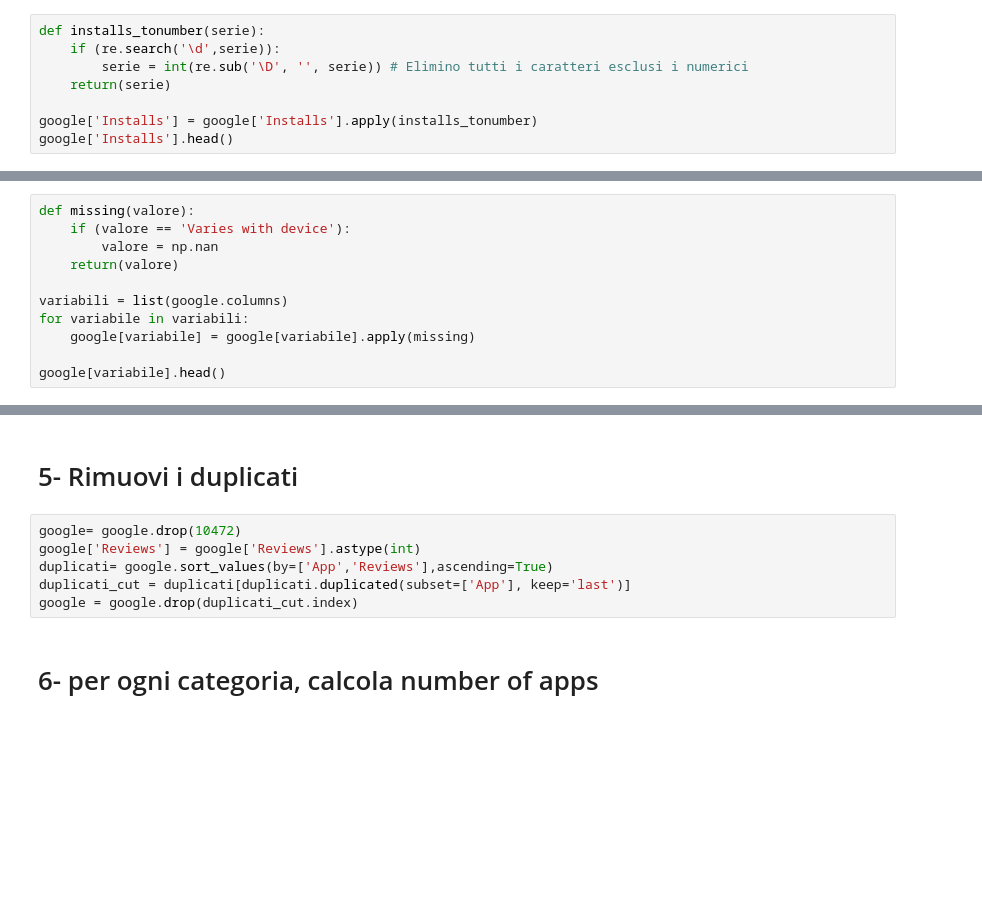
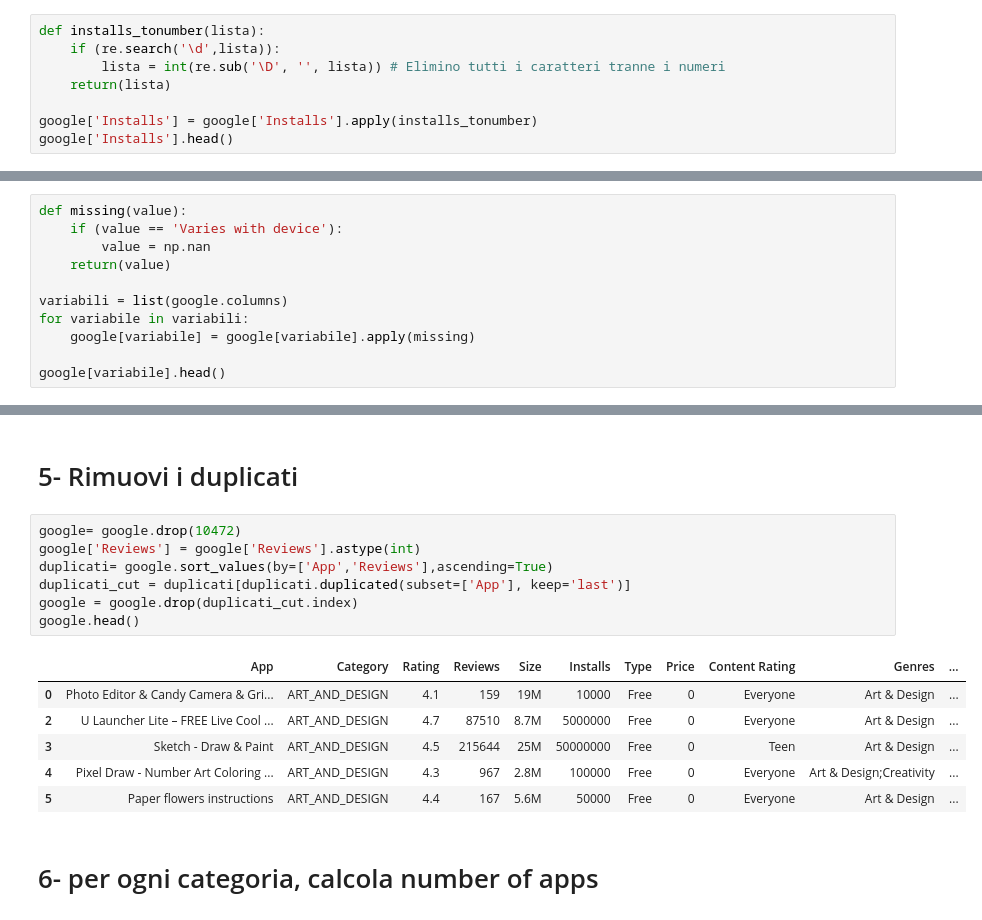
Before and after one commit to Eliabicocca/Foundations-of-Computer-Science, a Jupyter notebook: Bettani_Elia_776536.ipynb, the cells around one changed output, grey strips where cells are left out. Saved outputs shown, nothing was run; the diff lists cells and outputs as text; blank space fills up the shorter version.

```diff
--- a/Bettani_Elia_776536.ipynb
+++ b/Bettani_Elia_776536.ipynb
@@ -74,10 +71,10 @@ dtype: int64
 |  | App | Category | Rating | Reviews | Size | Installs | Type | Price | Content Rating | Genres | ... |
 | 10472 | Life Made WI-Fi Touchscreen Photo... | 1.9 | 19.0 | 3.0M | 1,000+ | Free | 0 | Everyone | NaN | February 11, 2018 | ... |
 # %%
-def installs_tonumber(serie):
-    if (re.search('\d',serie)):
-        serie = int(re.sub('\D', '', serie)) # Elimino tutti i caratteri esclusi i numerici
-    return(serie)
+def installs_tonumber(lista):
+    if (re.search('\d',lista)):
+        lista = int(re.sub('\D', '', lista)) # Elimino tutti i caratteri tranne i numeri
+    return(lista)
 
 google['Installs'] = google['Installs'].apply(installs_tonumber)
 google['Installs'].head()
@@ -91,10 +88,10 @@ Name: Installs, dtype: object
 # %% [markdown]
 # 3- Trasformo 'Varies with device' in missing value
 # %%
-def missing(valore):
-    if (valore == 'Varies with device'):
-        valore = np.nan
-    return(valore)
+def missing(value):
+    if (value == 'Varies with device'):
+        value = np.nan
+    return(value)
 
 variabili = list(google.columns)
 for variabile in variabili:
@@ -166,9 +163,17 @@ Name: Current Ver, dtype: object
 # %%
 google= google.drop(10472)
 google['Reviews'] = google['Reviews'].astype(int)
 duplicati= google.sort_values(by=['App','Reviews'],ascending=True)
 duplicati_cut = duplicati[duplicati.duplicated(subset=['App'], keep='last')]
 google = google.drop(duplicati_cut.index)
+google.head()
+# %% [output]
+|  | App | Category | Rating | Reviews | Size | Installs | Type | Price | Content Rating | Genres | ... |
+| 0 | Photo Editor & Candy Camera & Gri... | ART_AND_DESIGN | 4.1 | 159 | 19M | 10000 | Free | 0 | Everyone | Art & Design | ... |
+| 2 | U Launcher Lite – FREE Live Cool ... | ART_AND_DESIGN | 4.7 | 87510 | 8.7M | 5000000 | Free | 0 | Everyone | Art & Design | ... |
+| 3 | Sketch - Draw & Paint | ART_AND_DESIGN | 4.5 | 215644 | 25M | 50000000 | Free | 0 | Teen | Art & Design | ... |
+| 4 | Pixel Draw - Number Art Coloring ... | ART_AND_DESIGN | 4.3 | 967 | 2.8M | 100000 | Free | 0 | Everyone | Art & Design;Creativity | ... |
+| 5 | Paper flowers instructions | ART_AND_DESIGN | 4.4 | 167 | 5.6M | 50000 | Free | 0 | Everyone | Art & Design | ... |
 # %% [markdown]
 # 6- per ogni categoria, calcola number of apps
 # %%
```
Also changed, not shown: parts of 6 cells of this notebook.
